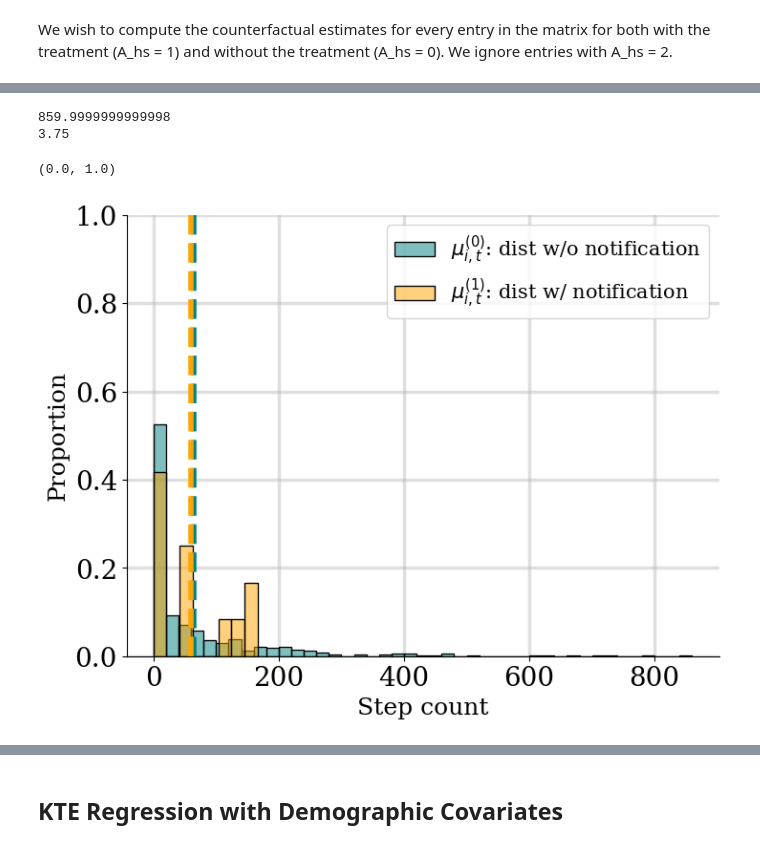
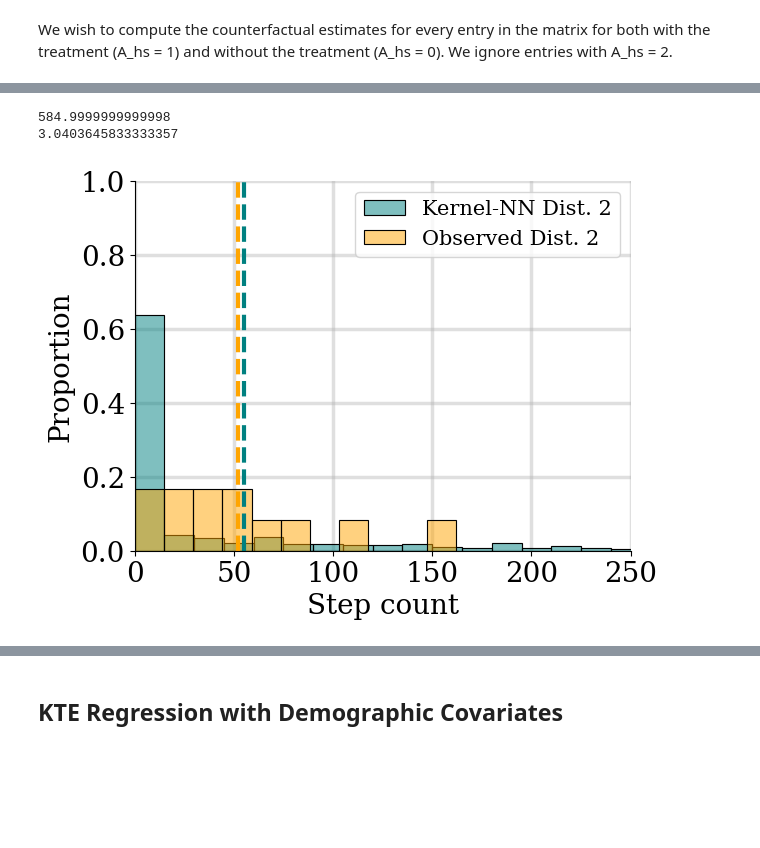
Before and after one commit to calebchin/old_dnn, a Jupyter notebook: notebooks/kte.ipynb, the cells around one changed output, grey strips where cells are left out. Cells and saved outputs as stored; diff of their text form; code cells hidden in the pictures; blank space fills up the shorter version.

```diff
--- a/notebooks/kte.ipynb
+++ b/notebooks/kte.ipynb
@@ -50,9 +50,11 @@ lss = ['--',  ':', '-.', '-', '--', '-.', ':', '-', '--', '-.', ':', '-']
 mss = ['x', 'o', '>', 's', 'D', '>', 'D', '>', 's', 'o', 'D']
 # %%
 # set up
-A_hs = np.load("../data_checkpoints/heartsteps_mask.npy")
-M_hs = np.load("../data_checkpoints/heartsteps_data.npy")
+# A_hs = np.load("../data_checkpoints/heartsteps_mask.npy")
+# M_hs = np.load("../data_checkpoints/heartsteps_data.npy")
 
+A_hs = np.load("../data/heartsteps_mask.npy")
+M_hs = np.load("../data/heartsteps_data.npy")
 # required for Wasserstein
 M_hs = np.sort(M_hs, axis = -1)
 
@@ -852,9 +809,12 @@ np.save('eta_stars_A0_v21_log.npy', eta_stars_A0)
 # %%
 import numpy as np
 # %%
-mmd_KTE_estsA0 = np.load('../data_checkpoints/mmd_exp_fullestimatesA0_v21_log.npy', allow_pickle = True)
+# mmd_KTE_estsA0 = np.load('../data_checkpoints/mmd_exp_fullestimatesA0_v21_log.npy', allow_pickle = True)
 
-mmd_KTE_estsA1 = np.load('../data_checkpoints/mmd_exp_fullestimatesA1_v21_log.npy', allow_pickle = True)
+# mmd_KTE_estsA1 = np.load('../data_checkpoints/mmd_exp_fullestimatesA1_v21_log.npy', allow_pickle = True)
+mmd_KTE_estsA0 = np.load('../data/mmd_exp_fullestimatesA0_v21_log.npy', allow_pickle = True)
+
+mmd_KTE_estsA1 = np.load('../data/mmd_exp_fullestimatesA1_v21_log.npy', allow_pickle = True)
 # %%
 # find ones with close mean
 N, T = mmd_KTE_estsA0.shape
@@ -981,63 +935,49 @@ print(M_hs[i, j])
 # %%
-i, j = 23, 71
-
-fig, ax1 = plt.subplots(figsize = (8, 6), ncols = 1)
-
+i, j = 0, 65
+u, t = 24, 89
+fig, ax1 = plt.subplots(ncols = 1)
 mmd = (np.exp(mmd_KTE_estsA0[i][j]) - 1)
 mhs = (np.exp(M_hs[i, j]) - 1)
-
 #sns.kdeplot(mmd_KTE_estsA0[i][j].squeeze(), color = "teal", ax = ax1)
 #sns.kdeplot(M_hs[i, j].squeeze(), color = "orange", ax = ax1)
-
 # sns.histplot(mmd_KTE_estsA0[i][j].squeeze(), color = "teal", alpha = 0.5, stat="proportion", bins = 20)
 # sns.histplot(M_hs[i, j].squeeze(), color = "orange", alpha = 0.5, stat = "proportion", bins = 20)
-
-sns.histplot(mmd.squeeze(), color = "teal", alpha = 0.5, stat="proportion", binwidth = 20)
-sns.histplot(mhs.squeeze(), color = "orange", alpha = 0.5, stat = "proportion", binwidth = 20)
-
+sns.histplot(mmd.squeeze(), color = "teal", alpha = 0.5, stat="proportion", binwidth = 15)
+sns.histplot(mhs.squeeze(), color = "orange", alpha = 0.5, stat = "proportion", binwidth = 15)
 # sns.histplot([-100], color = "teal", ax = ax1)
 # sns.histplot([-100], color = "orange", ax=ax1)
-
-ax1.legend(["$\mu_{i, t}^{(0)}$: dist w/o notification "] + ["$\mu_{i, t}^{(1)}$: dist w/ notification"], fontsize = 15)
-ax1.set_xlabel("Step count", fontsize = 18)
-ax1.set_ylabel("Proportion", fontsize = 18)
+ax1.legend(["Kernel-NN Dist. 2"] + ["Observed Dist. 2"], fontsize = 15)
+ax1.set_xlabel("Step count", fontsize = 20)
+ax1.set_ylabel("Proportion", fontsize = 20)
 #ax1.set_title("Same mean, different distributions")
-
 ax1.spines['top'].set_visible(False)
 ax1.spines['right'].set_visible(False)
 ax1.grid(True, alpha=0.4)
 print(np.nanmax(mmd))
 print(np.nanmean(mmd) - np.nanmean(mhs))
 # print(np.nanmean(mhs))
-
-ax1.axvline(np.nanmean(mmd), color='teal', linestyle = "--", linewidth = 4) # vertical
-ax1.axvline(np.nanmean(mhs), color='orange', linestyle = "--", linewidth = 4) # horizontal
-
+ax1.axvline(np.nanmean(mmd), color='teal', linestyle = "--", linewidth = 3, alpha=1) # vertical
+ax1.axvline(np.nanmean(mhs), color='orange', linestyle = "--", linewidth = 3, alpha=1) # horizontal
 #ax1.set_ylabel("")
-
 #ax1.set_yticks(labels = [])
 #ax1.set_xticks(labels = [] )
-
 ax1.spines['top'].set_visible(False)
 ax1.spines['right'].set_visible(False)
 ax1.grid(True, alpha=0.4)
-# ax1.set_xlim(-0.25, 6.9)
+ax1.set_xlim(0, 250)
 ax1.set_ylim(0, 1)
-
-
 #frame1 = plt.gca()
 #frame1.axes.xaxis.set_ticklabels([])
 #frame1.axes.yaxis.set_ticklabels([])
 #plt.show()
 #ax1.set_xticks([])
 #fig.suptitle("KDE of Kernel-NN$_{exp}$ synthetic vs observed sample for raw and log-transformed data")
 #ks_error_ws2_estimates[ws2_i, ws2_j]
-#plt.savefig("histi0_t65_reg.pdf", bbox_inches = "tight")
+plt.savefig("histi0_t65_dist2.pdf", bbox_inches = "tight")
 # %% [output]
-859.9999999999998
-3.75
+584.9999999999998
+3.0403645833333357
-(0.0, 1.0)
-[figure, old version]
+[figure, new version]
 # %%
 i, j = 0, 78
 #print(mmd_KTE_estsA0[i][j])
```
Also changed, not shown: parts of 98 cells of this notebook, 1 other file.
